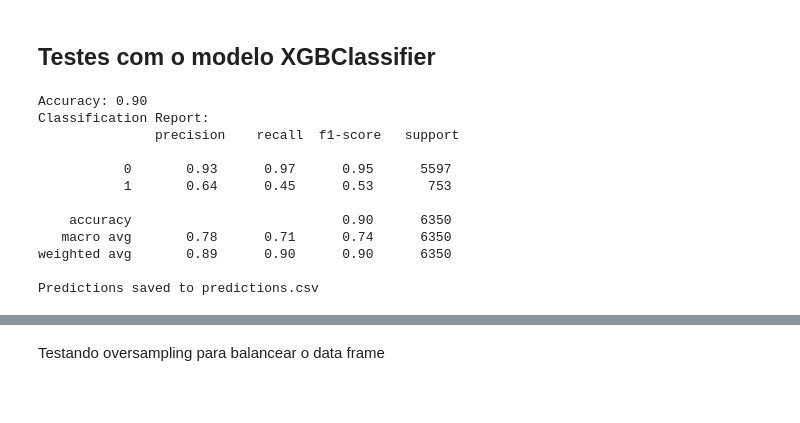
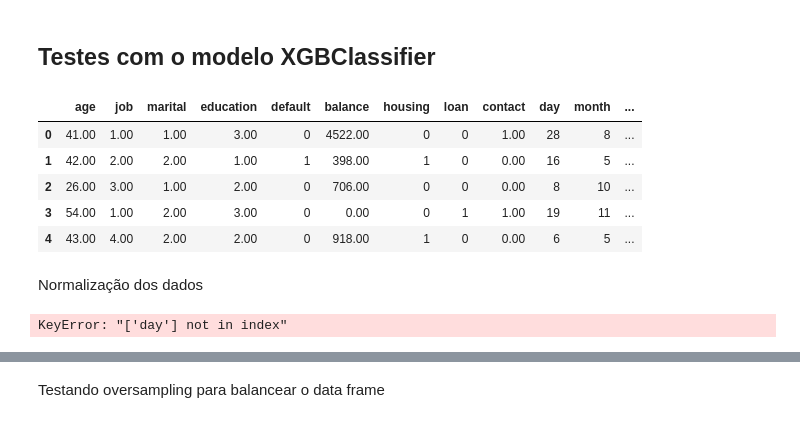
Before and after one commit to jvmilaUSP/projetoTuringAcademy, a Jupyter notebook: ModeloTA.ipynb, the cells around one changed output, grey strips where cells are left out. Cells and saved outputs as stored; diff of their text form; code cells hidden in the pictures; blank space fills up the shorter version.

```diff
--- a/ModeloTA.ipynb
+++ b/ModeloTA.ipynb
@@ -376,6 +358,15 @@ DummyClassifier                      0.04
 # Unknown como categoria de contato
 # %% [markdown]
 ## Testes com o modelo XGBClassifier
+# %%
+df_clean.head()
+# %% [output]
+|  | age | job | marital | education | default | balance | housing | loan | contact | day | month | ... |
+| 0 | 41.00 | 1.00 | 1.00 | 3.00 | 0 | 4522.00 | 0 | 0 | 1.00 | 28 | 8 | ... |
+| 1 | 42.00 | 2.00 | 2.00 | 1.00 | 1 | 398.00 | 1 | 0 | 0.00 | 16 | 5 | ... |
+| 2 | 26.00 | 3.00 | 1.00 | 2.00 | 0 | 706.00 | 0 | 0 | 0.00 | 8 | 10 | ... |
+| 3 | 54.00 | 1.00 | 2.00 | 3.00 | 0 | 0.00 | 0 | 1 | 1.00 | 19 | 11 | ... |
+| 4 | 43.00 | 4.00 | 2.00 | 2.00 | 0 | 918.00 | 1 | 0 | 0.00 | 6 | 5 | ... |
 # %%
 from xgboost import XGBClassifier
 from sklearn.metrics import accuracy_score, classification_report
@@ -385,27 +376,15 @@ X = df_clean.drop(columns=['y'])
 y = df_clean['y']
 
 X_train, X_test, y_train, y_test = train_test_split(X, y, test_size=0.2, random_state=22)
-
-modelXGBC = XGBClassifier()
-modelXGBC.fit(X_train, y_train)
-
-y_pred = modelXGBC.predict(X_test)
-accuracy = accuracy_score(y_test, y_pred)
-print(f'Accuracy: {accuracy:.2f}')
-
-report = classification_report(y_test, y_pred)
-print('Classification Report:\n', report)
-predictions(modelXGBC)
-# %% [output]
-Accuracy: 0.90
-Classification Report:
-               precision    recall  f1-score   support
-
-           0       0.93      0.97      0.95      5597
-           1       0.64      0.45      0.53       753
-
-    accuracy                           0.90      6350
-   macro avg       0.78      0.71      0.74      6350
-weighted avg       0.89      0.90      0.90      6350
-
-Predictions saved to predictions.csv
+# %% [markdown]
+Normalização dos dados
+# %%
+from sklearn.preprocessing import StandardScaler
+
+cols_to_normalize = ['age', 'balance', 'day', 'duration', 'campaign', 'pdays', 'previous']
+
+scaler = StandardScaler()
+X_train[cols_to_normalize] = scaler.fit_transform(X_train[cols_to_normalize])
+X_test[cols_to_normalize] = scaler.transform(X_test[cols_to_normalize])
+# %% [output]
+KeyError: "['day'] not in index"
```
Also changed, not shown: parts of 21 cells of this notebook, 1 other file.
